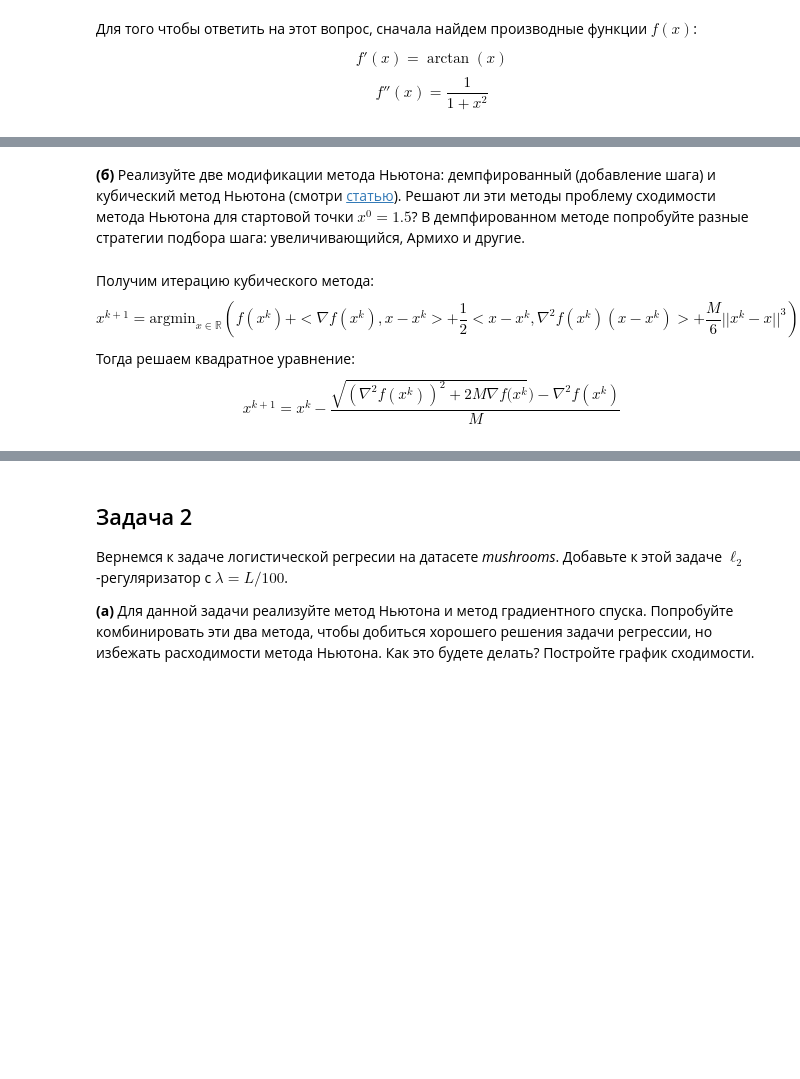
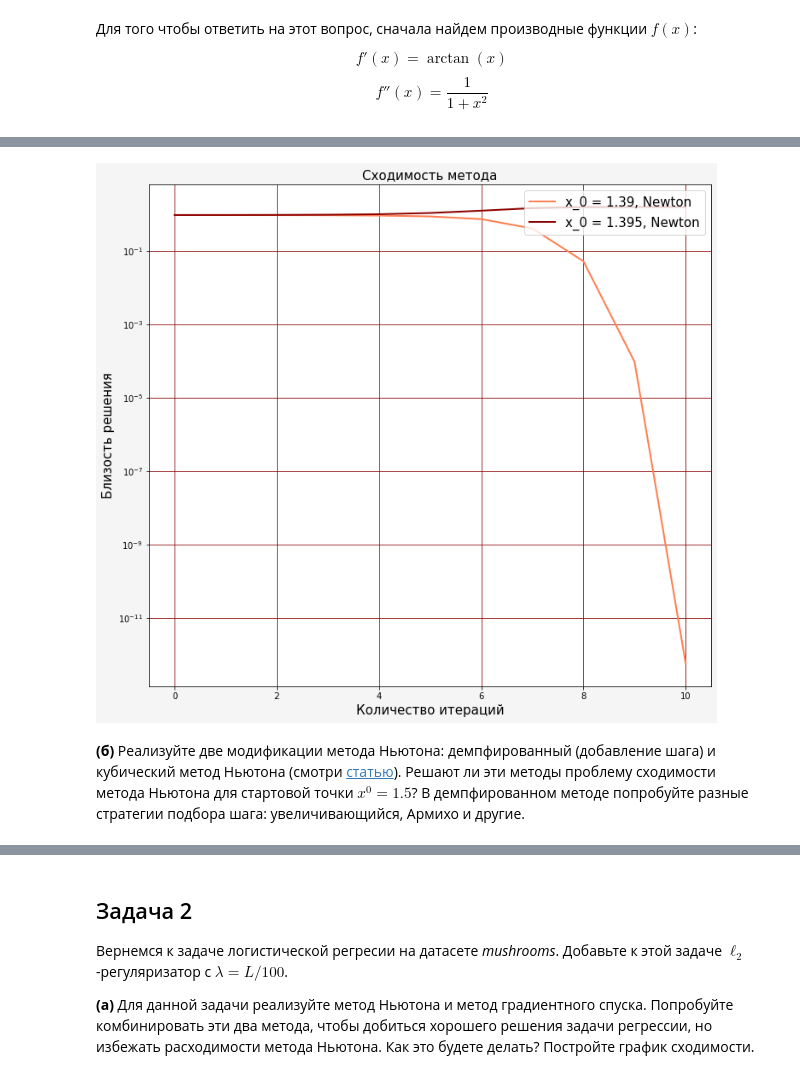
Before and after one commit to hurricane8/Optimization, a Jupyter notebook: hw9/Molodtsov_Gleb_Optimization_HW_9.ipynb, the cells around one changed output, grey strips where cells are left out. Drawn from its saved outputs; the diff is of its cells as text; code cells hidden in the pictures; blank space fills up the shorter version.

```diff
--- a/hw9/Molodtsov_Gleb_Optimization_HW_9.ipynb
+++ b/hw9/Molodtsov_Gleb_Optimization_HW_9.ipynb
@@ -164,11 +167,23 @@ $M = \max f'''(x) = \max(-\frac{2x}{(1 + x^2)^2}) \Rightarrow \frac{(-2 + 6 x^2)
+# %%
+start1 = 1.39
+n_newton_3, x_newton_3, vector_newton_3 = newton(start1, gamma2, 10)
+start1 = 1.395
+n_newton_4, x_newton_4, vector_newton_4 = newton(start1, gamma2, 10)
+# %%
+fg = plt.figure(figsize=(10, 9), constrained_layout=True, facecolor = "whitesmoke")
+gs = gridspec.GridSpec(ncols=1, nrows=1, figure=fg)
+
+fig_ax_1 = fg.add_subplot(gs[0, 0], facecolor = "white")
+
+fig_ax_1.plot(n_newton_3[::1], x_newton_3[::1], 'coral', label = 'x_0 = 1.39, Newton', linewidth=2)
+fig_ax_1.plot(n_newton_4[::1], x_newton_4[::1], 'darkred', label = 'x_0 = 1.395, Newton', linewidth=2)
+fig_ax_1.legend(loc="upper right", fontsize=15)
+fig_ax_1.semilogy()
+fig_ax_1.set_xlabel("Количество итераций", fontsize=15)
+fig_ax_1.set_ylabel("Близость решения", fontsize=15)
+fig_ax_1.set_title('Сходимость метода', fontsize=15)
+fig_ax_1.grid(color='darkred')
+# %% [output]
+[figure, added]
 # %% [markdown]
 __(б)__ Реализуйте две модификации метода Ньютона: демпфированный (добавление шага) и кубический метод Ньютона (смотри [статью](https://link.springer.com/article/10.1007/s10107-006-0706-8)). Решают ли эти методы проблему сходимости метода Ньютона для стартовой точки $x^0 = 1.5$? В демпфированном методе попробуйте разные стратегии подбора шага: увеличивающийся, Армихо и другие.
-# %% [markdown]
-Получим итерацию кубического метода:
-$$
-x^{k  + 1} = \text{argmin}_{x \in \mathbb{R}}(f(x^k) + <\nabla f(x^k), x - x^k> + \frac{1}{2} <x - x^k, \nabla^2 f(x^k)(x - x^k)> + \frac{M}{6}||x^k - x||^3)
-$$
-Тогда решаем квадратное уравнение:
-$$
-x^{k + 1} = x^k - \frac{\sqrt{(\nabla^2f(x^k))^2 + 2M\nabla f(x^k}) - \nabla^2f(x^k)}{M}
-$$
```
Also changed, not shown: parts of 40 cells of this notebook, 2 other files.
